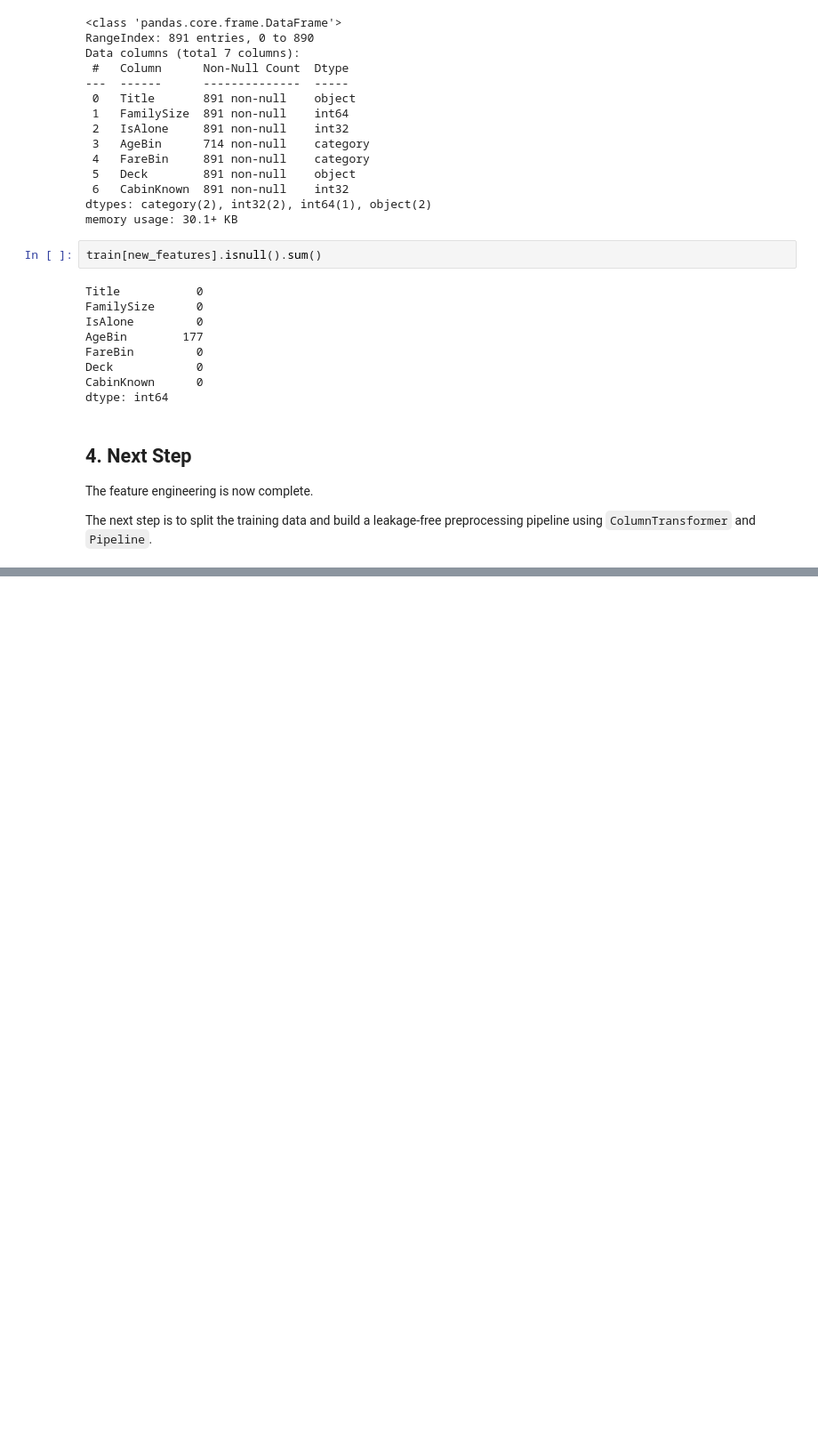
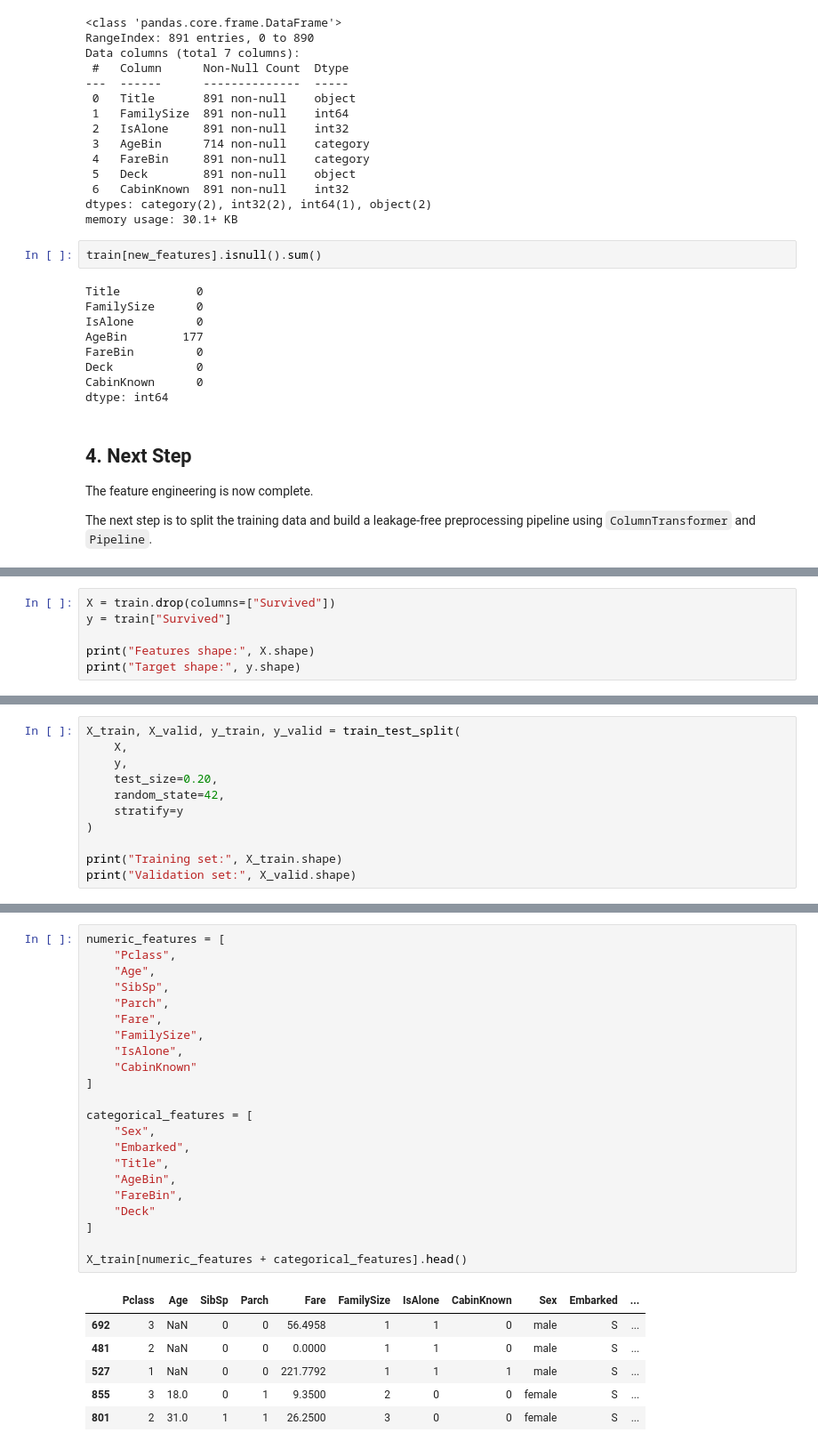
Before and after one commit to francisparwez/titanic-survival-analysis, a Jupyter notebook: Titanic_ML.ipynb, the cells around one changed output, grey strips where cells are left out. Shown at 89% size. Cells and saved outputs as stored; diff of their text form; blank space fills up the shorter version.

```diff
--- a/Titanic_ML.ipynb
+++ b/Titanic_ML.ipynb
@@ -323,0 +330,6 @@ The next step is to split the training data and build a leakage-free preprocessi
+# %%
+X = train.drop(columns=["Survived"])
+y = train["Survived"]
+
+print("Features shape:", X.shape)
+print("Target shape:", y.shape)
@@ -323,0 +345,11 @@ The next step is to split the training data and build a leakage-free preprocessi
+# %%
+X_train, X_valid, y_train, y_valid = train_test_split(
+    X,
+    y,
+    test_size=0.20,
+    random_state=42,
+    stratify=y
+)
+
+print("Training set:", X_train.shape)
+print("Validation set:", X_valid.shape)
@@ -323,0 +375,29 @@ The next step is to split the training data and build a leakage-free preprocessi
+# %%
+numeric_features = [
+    "Pclass",
+    "Age",
+    "SibSp",
+    "Parch",
+    "Fare",
+    "FamilySize",
+    "IsAlone",
+    "CabinKnown"
+]
+
+categorical_features = [
+    "Sex",
+    "Embarked",
+    "Title",
+    "AgeBin",
+    "FareBin",
+    "Deck"
+]
+
+X_train[numeric_features + categorical_features].head()
+# %% [output]
+|  | Pclass | Age | SibSp | Parch | Fare | FamilySize | IsAlone | CabinKnown | Sex | Embarked | ... |
+| 692 | 3 | NaN | 0 | 0 | 56.4958 | 1 | 1 | 0 | male | S | ... |
+| 481 | 2 | NaN | 0 | 0 | 0.0000 | 1 | 1 | 0 | male | S | ... |
+| 527 | 1 | NaN | 0 | 0 | 221.7792 | 1 | 1 | 1 | male | S | ... |
+| 855 | 3 | 18.0 | 0 | 1 | 9.3500 | 2 | 0 | 0 | female | S | ... |
+| 801 | 2 | 31.0 | 1 | 1 | 26.2500 | 3 | 0 | 0 | female | S | ... |
```
Also changed, not shown: parts of 23 cells of this notebook, 2 other files.
